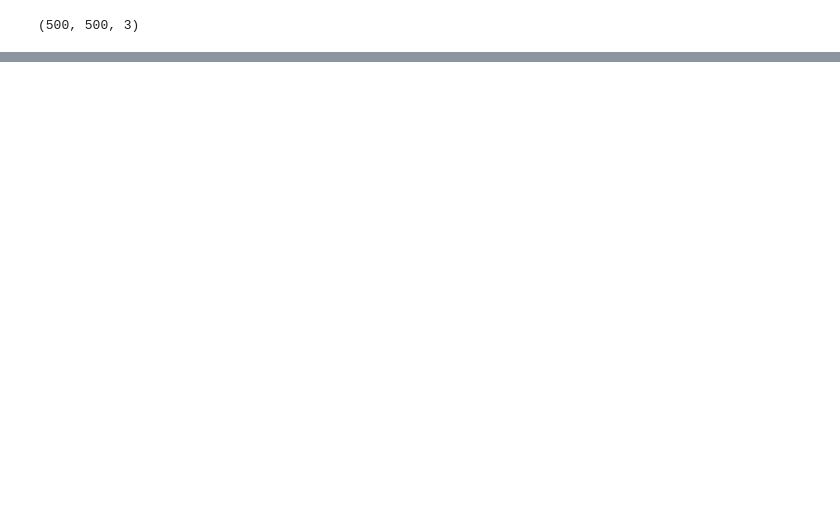
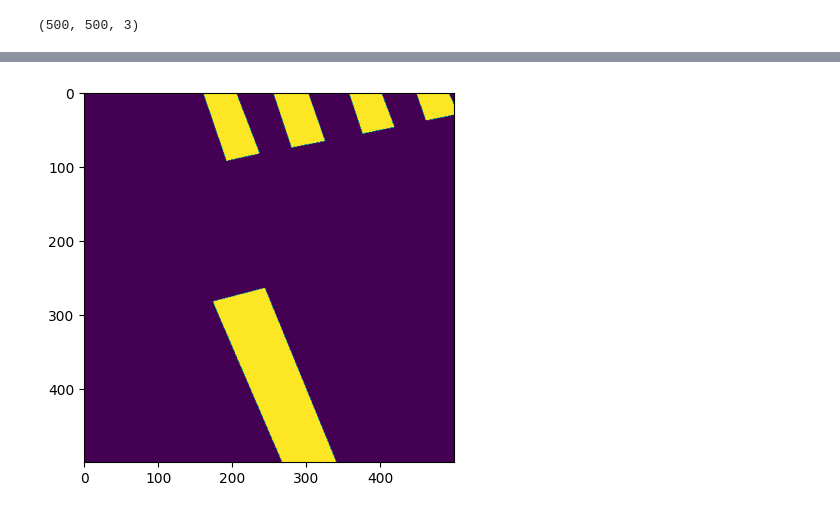
Before and after one commit to VectorInstitute/SegMate, a Jupyter notebook: samkit_demo.ipynb, the cells around one changed output, grey strips where cells are left out. Cells and saved outputs as stored; diff of their text form; code cells hidden in the pictures; blank space fills up the shorter version.

```diff
--- a/samkit_demo.ipynb
+++ b/samkit_demo.ipynb
@@ -14,0 +35,5 @@ AttributeError: 'SAMkit' object has no attribute 'show_image'
+# %%
+binary_mask = utils.get_segmentation_mask(segmentation_label=sample['objects'], size=500)
+sk.show_image(binary_mask)
+# %% [output]
+[figure, added]
```
Also changed, not shown: parts of 6 cells of this notebook, 1 other file.
